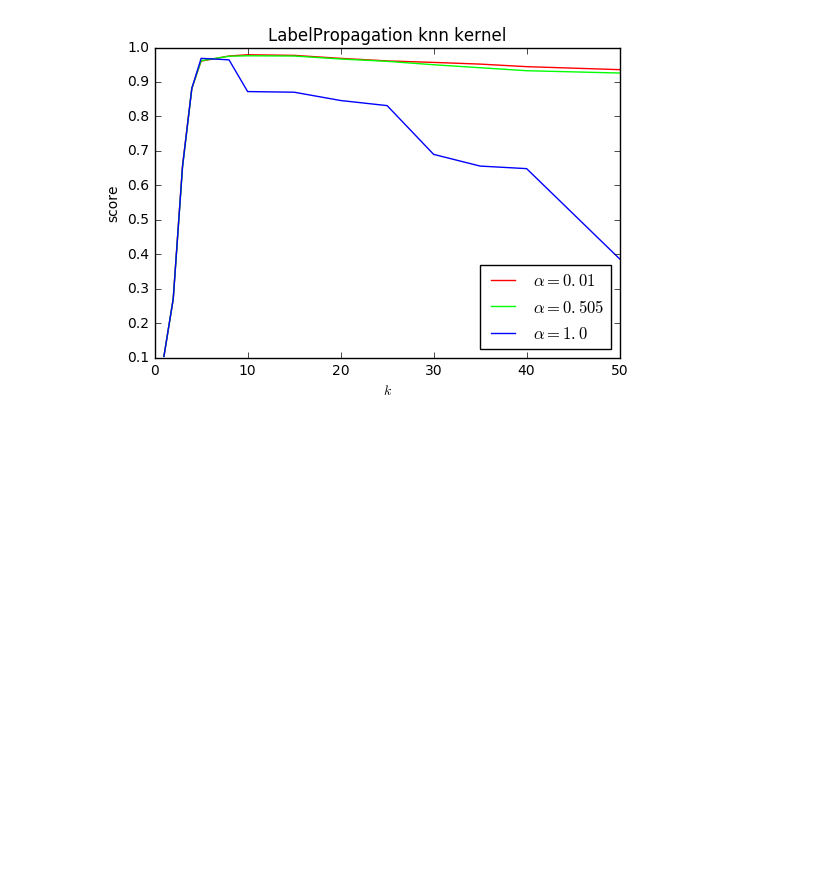
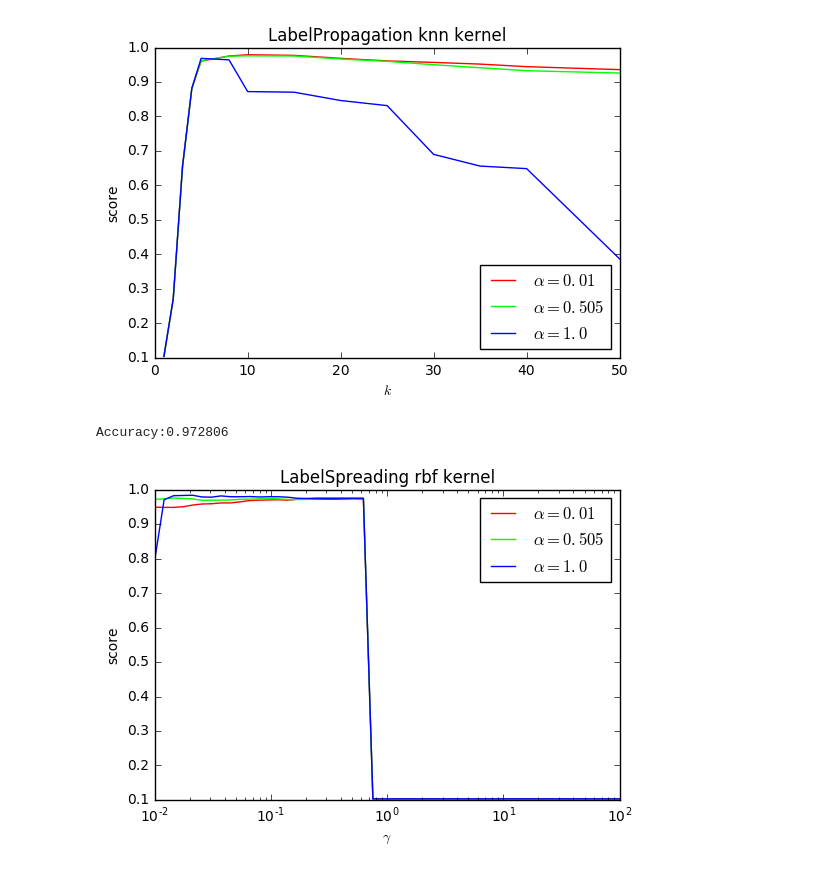
Before and after one commit to probao/Machine_Learning_Basis, a Jupyter notebook: Python-Machine Learning.ipynb, the cells around one changed output. Cells and saved outputs as stored; diff of their text form; code cells hidden in the pictures; blank space fills up the shorter version.

```diff
--- a/Python-Machine Learning.ipynb
+++ b/Python-Machine Learning.ipynb
@@ -2516,0 +2534,45 @@ test_labelPropagation_knn(*data)
+# %%
+# 调用test_LabelSpreading函数
+data=load_data()  # 获取半监督分类数据集
+test_LabelSpreading(*data)  # 调用 test_LabelSpreading
+# %% [output]
+Accuracy:0.972806
+# %%
+# 然后考察折中系数alpha以及gamma参数对于rbf核的LabelSpreading的预测性能的影响。给出测试函数
+def test_LabelSpreading_rbf(*data):
+    '''
+    测试LabelSpreading的rbf核时，预测性能随alpha和gamma的变化
+
+    ：param data：一个元组，依次为：样本集合、样本标记集合，未标记样本的下标集合
+    ：return：None
+    '''
+
+    X,y,unlabeled_indices=data
+    y_train=np.copy(y)
+    y_train[unlabeled_indices]=-1
+
+    fig=plt.figure()
+    ax=fig.add_subplot(1,1,1)
+    alphas=np.linspace(0.01,1,num=3, endpoint=True)
+    gammas=np.logspace(-2,2,num=50)
+    colors=((1,0,0),(0,1,0),(0,0,1))
+    for alpha, color in zip(alphas, colors):
+        scores=[]
+        for gamma in gammas:
+            clf=LabelSpreading(max_iter=100, gamma=gamma, alpha=alpha, kernel='rbf')
+            clf.fit(X, y_train)
+            scores.append(clf.score(X[unlabeled_indices],y[unlabeled_indices]))
+        ax.plot(gammas, scores, label=r"$\alpha=%s$" % alpha, color=color)
+
+    ## 设置图形
+    ax.set_xlabel(r"$\gamma$")
+    ax.set_ylabel("score")
+    ax.set_xscale("log")
+    ax.legend(loc="best")
+    ax.set_title("LabelSpreading rbf kernel")
+    plt.show()
+# %%
+data=load_data()  # 获取半监督分类数据集
+test_LabelSpreading_rbf(*data)  # 调用 test_LabelSpreading_rbf
+# %% [output]
+[figure, added]
```
Also changed, not shown: parts of 4 cells of this notebook.
